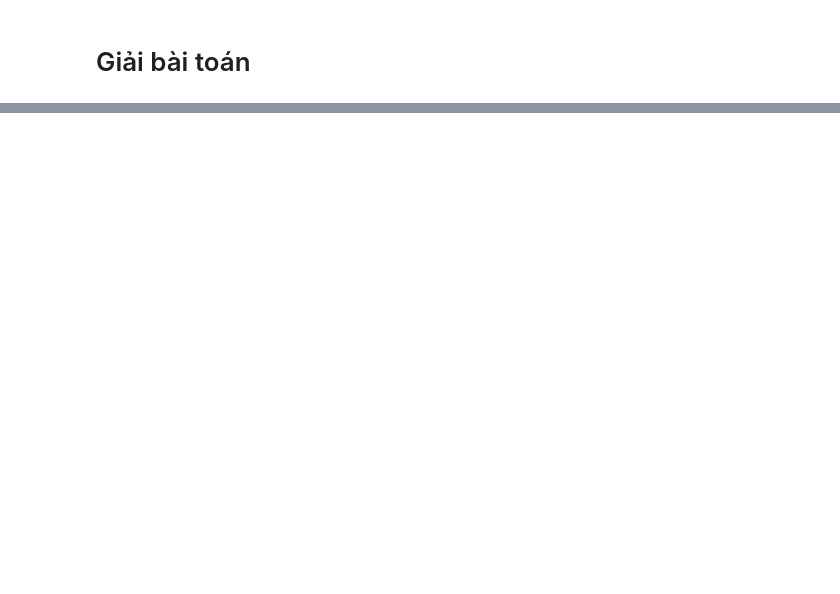
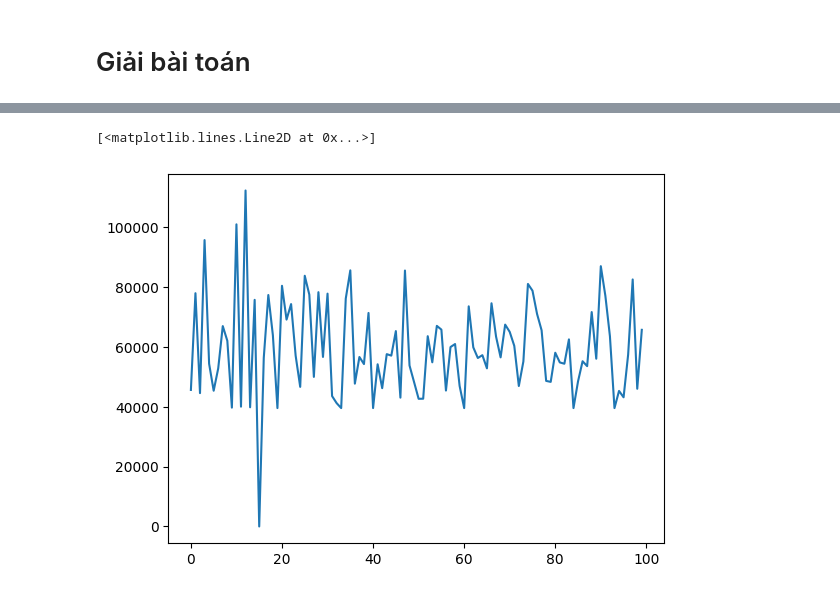
Before and after one commit to ThienNguyen3001/Travelling-Salesman-AI-Final, a Jupyter notebook: Experiment.ipynb, the cells around one changed output, grey strips where cells are left out. Saved outputs shown, nothing was run; the diff lists cells and outputs as text; code cells hidden in the pictures; blank space fills up the shorter version.

```diff
--- a/Experiment.ipynb
+++ b/Experiment.ipynb
@@ -92,0 +135,5 @@ Shortest distance: 234
+# %%
+plt.plot(fitness)
+# %% [output]
+[<matplotlib.lines.Line2D at 0x...>]
+[figure, added]
```
Also changed, not shown: parts of 5 cells of this notebook, 2 other files.
